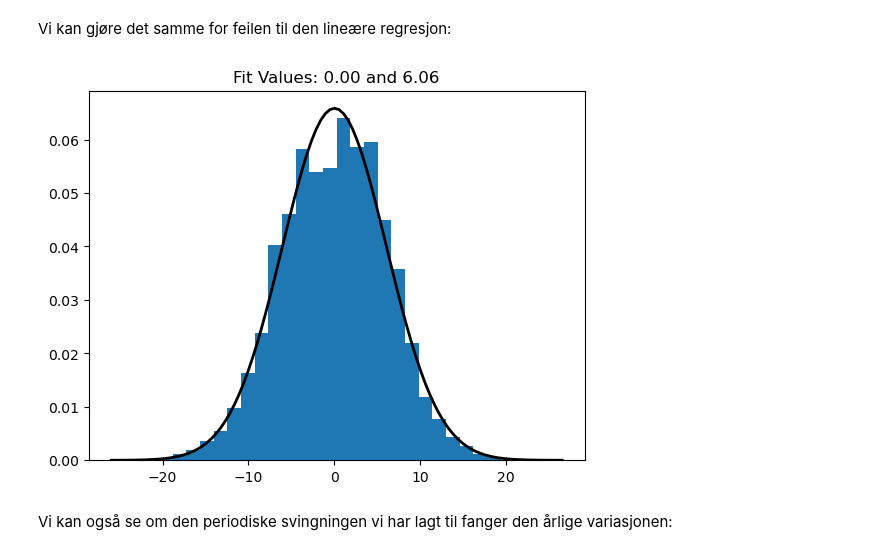
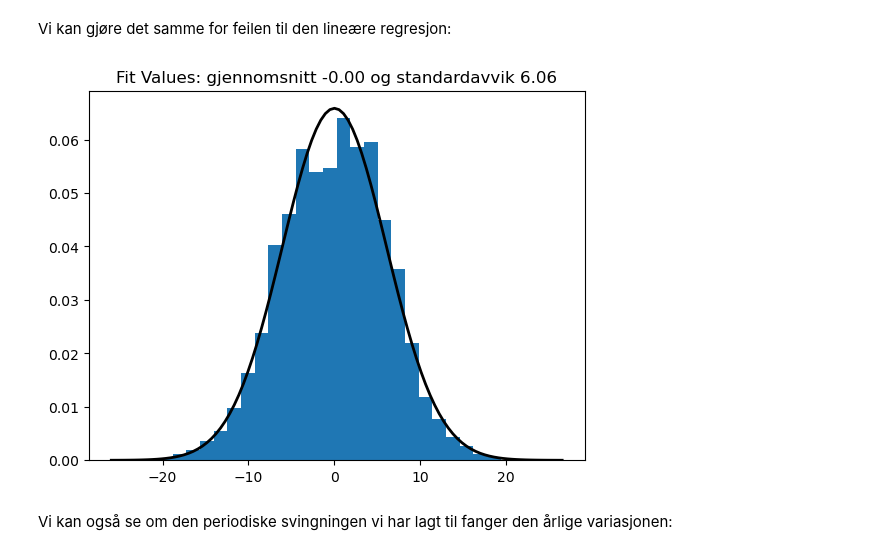
Before and after one commit to mbr085/V26MAT102, a Jupyter notebook: notebooks/uke13/Variasjoner_temperatur.ipynb, the cells around one changed output. Saved outputs shown, nothing was run; the diff lists cells and outputs as text; code cells hidden in the pictures.

```diff
--- a/notebooks/uke13/Variasjoner_temperatur.ipynb
+++ b/notebooks/uke13/Variasjoner_temperatur.ipynb
@@ -166,14 +166,14 @@ lineært_residual = L - y
 # %%
 mu, std = norm.fit(lineært_residual)
 plt.hist(lineært_residual, bins=30, density=True)
 range = np.arange(-10, 10, 0.01)
 # plt.plot(range, norm.pdf(range,0,4))
 xmin, xmax = plt.xlim()
 plt.plot(np.linspace(xmin, xmax, 100), norm.pdf(np.linspace(xmin, xmax, 100), mu, std), 'k', linewidth=2)
-title = "Fit Values: {:.2f} and {:.2f}".format(mu, std)
+title = "Fit Values: gjennomsnitt {:.2f} og standardavvik {:.2f}".format(mu, std)
 plt.title(title);
 # %% [output]
-[figure, old version]
+[figure, new version]
 # %% [markdown]
 Vi kan også se om den periodiske svingningen vi har lagt til fanger den årlige variasjonen:
 # %%
```
Also changed, not shown: parts of 19 cells of this notebook, 4 other files.
